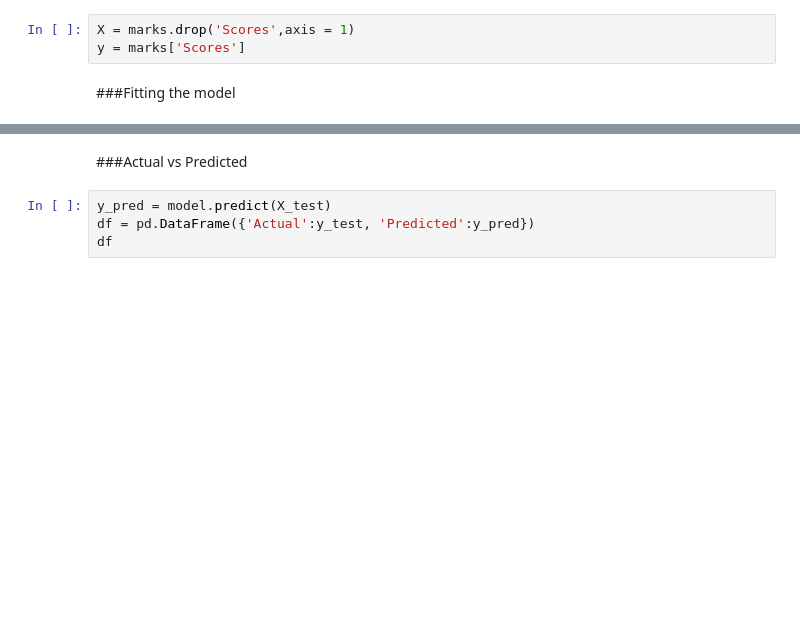
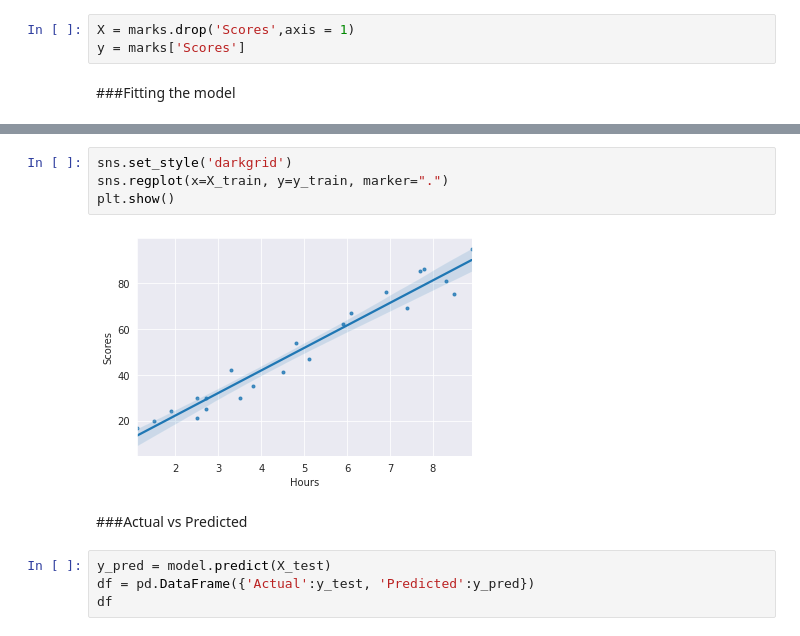
Before and after one commit to sujikathir/The-Sparks-Foundation-Tasks, a Jupyter notebook: Linear_Regression_with_Student_grade.ipynb, the cells around one changed output, grey strips where cells are left out. Cells and saved outputs as stored; diff of their text form; blank space fills up the shorter version.

```diff
--- a/Linear_Regression_with_Student_grade.ipynb
+++ b/Linear_Regression_with_Student_grade.ipynb
@@ -86,3 +86,9 @@ model.score(X_test , y_test)
+# %%
+sns.set_style('darkgrid')
+sns.regplot(x=X_train, y=y_train, marker=".")
+plt.show()
+# %% [output]
+[figure, added]
 # %% [markdown]
 ###Actual vs Predicted
 # %%
```
Also changed, not shown: parts of 7 cells of this notebook.
